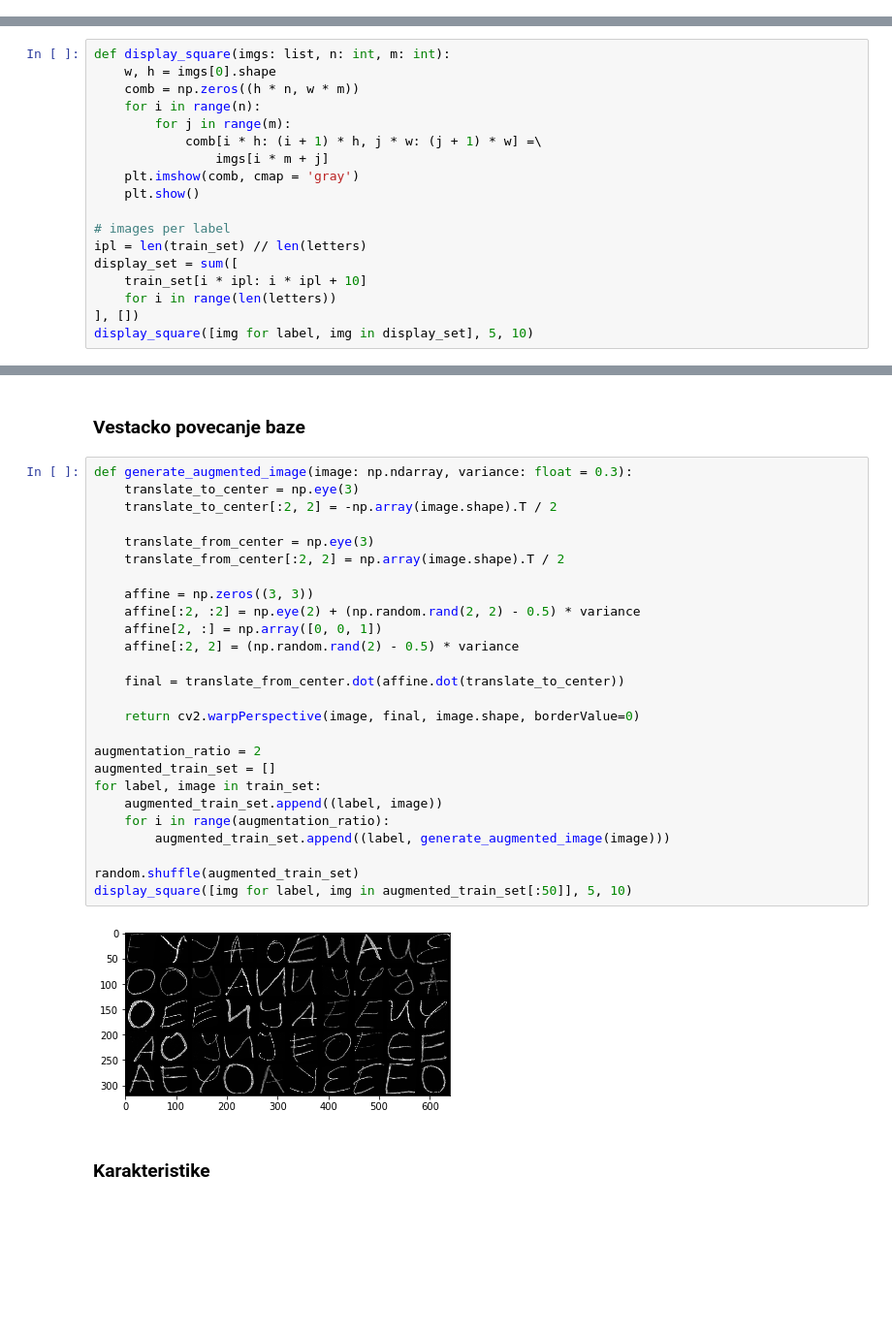
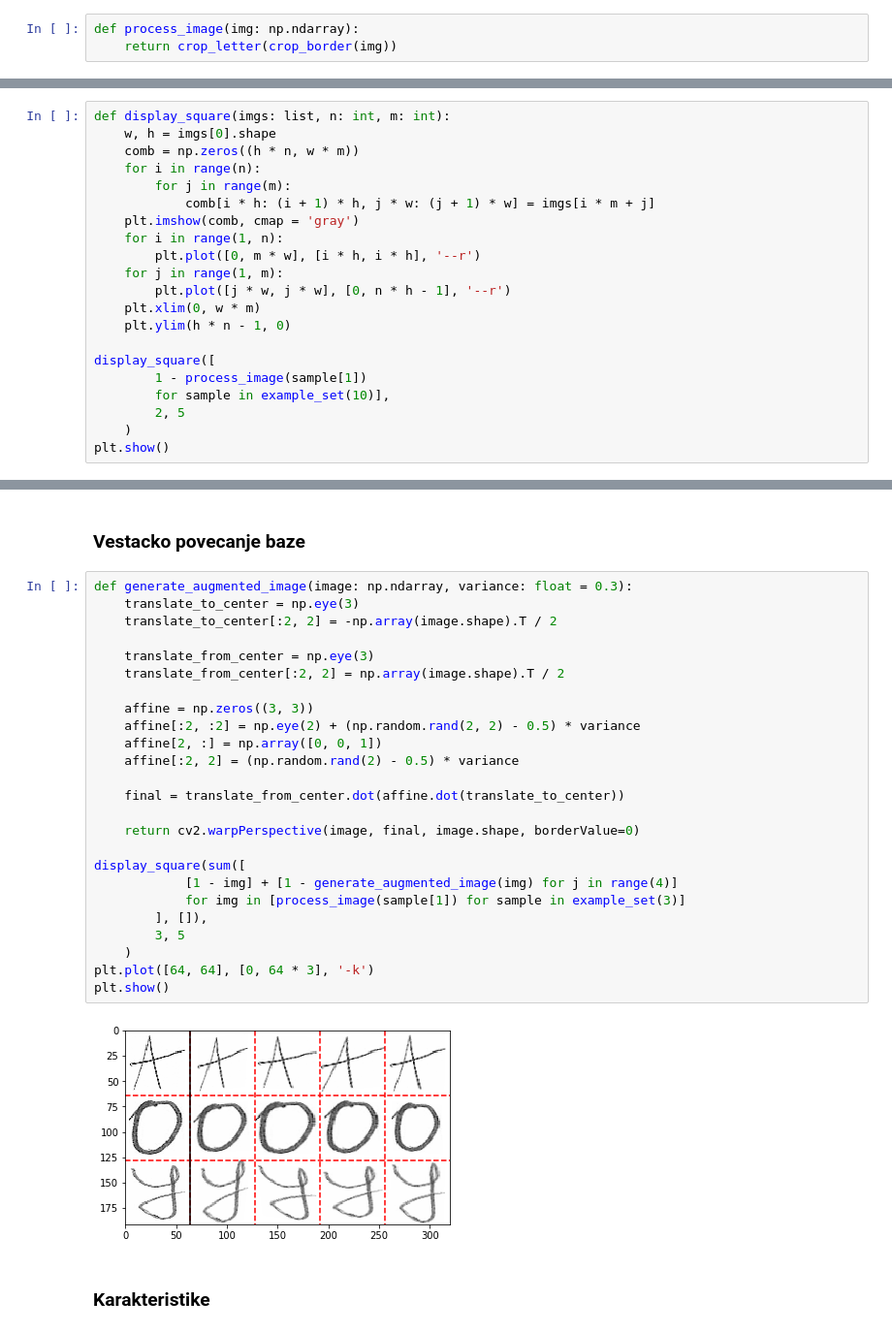
Before and after one commit to djokjulapfe/po, a Jupyter notebook: main.ipynb, the cells around one changed output, grey strips where cells are left out. Shown at 97% size. Saved outputs shown, nothing was run; the diff lists cells and outputs as text; blank space fills up the shorter version.

```diff
--- a/main.ipynb
+++ b/main.ipynb
@@ -152,0 +231,3 @@ plt.show()
+# %%
+def process_image(img: np.ndarray):
+    return crop_letter(crop_border(img))
@@ -158,16 +247,19 @@ def display_square(imgs: list, n: int, m: int):
     comb = np.zeros((h * n, w * m))
     for i in range(n):
         for j in range(m):
-            comb[i * h: (i + 1) * h, j * w: (j + 1) * w] =\
-                imgs[i * m + j]
+            comb[i * h: (i + 1) * h, j * w: (j + 1) * w] = imgs[i * m + j]
     plt.imshow(comb, cmap = 'gray')
-    plt.show()
+    for i in range(1, n):
+        plt.plot([0, m * w], [i * h, i * h], '--r')
+    for j in range(1, m):
+        plt.plot([j * w, j * w], [0, n * h - 1], '--r')
+    plt.xlim(0, w * m)
+    plt.ylim(h * n - 1, 0)
 
-# images per label
-ipl = len(train_set) // len(letters)
-display_set = sum([
-    train_set[i * ipl: i * ipl + 10]
-    for i in range(len(letters))
-], [])
-display_square([img for label, img in display_set], 5, 10)
+display_square([
+        1 - process_image(sample[1])
+        for sample in example_set(10)],
+        2, 5
+    )
+plt.show()
 # %% [output]
@@ -177,31 +277,30 @@ display_square([img for label, img in display_set], 5, 10)
 # %%
 def generate_augmented_image(image: np.ndarray, variance: float = 0.3):
     translate_to_center = np.eye(3)
     translate_to_center[:2, 2] = -np.array(image.shape).T / 2
 
     translate_from_center = np.eye(3)
     translate_from_center[:2, 2] = np.array(image.shape).T / 2
 
     affine = np.zeros((3, 3))
     affine[:2, :2] = np.eye(2) + (np.random.rand(2, 2) - 0.5) * variance
     affine[2, :] = np.array([0, 0, 1])
     affine[:2, 2] = (np.random.rand(2) - 0.5) * variance
 
     final = translate_from_center.dot(affine.dot(translate_to_center))
 
     return cv2.warpPerspective(image, final, image.shape, borderValue=0)
 
-augmentation_ratio = 2
-augmented_train_set = []
-for label, image in train_set:
-    augmented_train_set.append((label, image))
-    for i in range(augmentation_ratio):
-        augmented_train_set.append((label, generate_augmented_image(image)))
-
-random.shuffle(augmented_train_set)
-display_square([img for label, img in augmented_train_set[:50]], 5, 10)
+display_square(sum([
+            [1 - img] + [1 - generate_augmented_image(img) for j in range(4)]
+            for img in [process_image(sample[1]) for sample in example_set(3)]
+        ], []),
+        3, 5
+    )
+plt.plot([64, 64], [0, 64 * 3], '-k')
+plt.show()
 # %% [output]
-[figure, old version]
+[figure, new version]
 # %% [markdown]
 ### Karakteristike
 # %%
```
Also changed, not shown: parts of 25 cells of this notebook.
